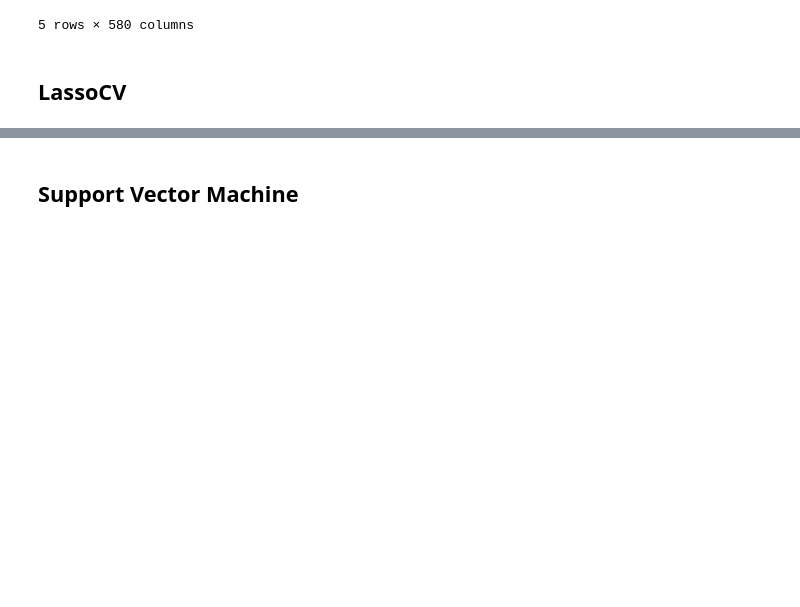
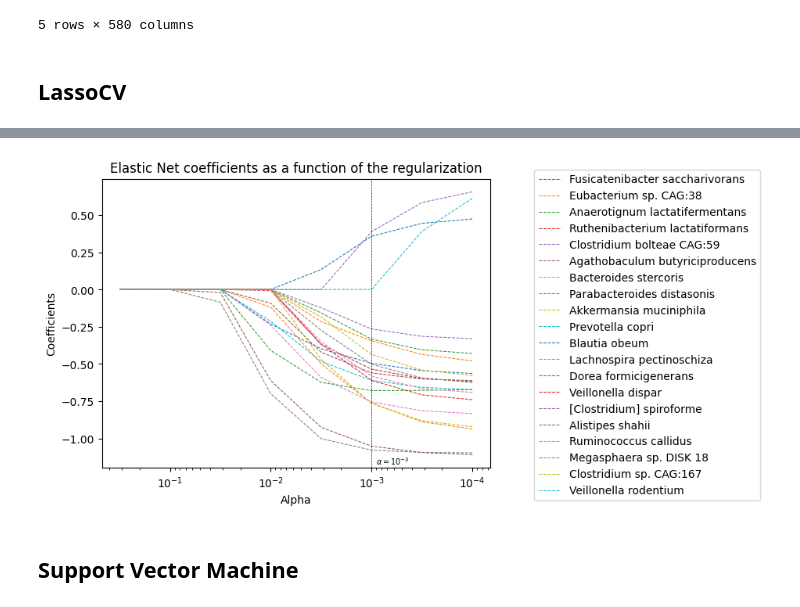
Before and after one commit to wvirany/microbiome, a Jupyter notebook: rel_abundance.ipynb, the cells around one changed output, grey strips where cells are left out. Cells and saved outputs as stored; diff of their text form; code cells hidden in the pictures; blank space fills up the shorter version.

```diff
--- a/rel_abundance.ipynb
+++ b/rel_abundance.ipynb
@@ -130,0 +138,7 @@ plt.show()
+# %%
+l1_ratios = [.1, .5, .7, .9, .95, .99, 1]
+
+enetCV = ElasticNetCV(l1_ratio=l1_ratios,
+                      alphas=alphas,
+                      cv=5,
+                      random_state=1984).fit(X2, y2)
@@ -131,3 +147,35 @@ plt.show()
+# %%
+for i in range(559):
+  idx = np.argmin(np.abs(enetCV.coef_))
+  X2 = X2.drop(X2.columns[idx], axis=1)
+  enetCV.coef_ = np.delete(enetCV.coef_, idx)
+# %%
+X2_train, X2_test, y2_train, y2_test = train_test_split(X2, y2, test_size=.2, random_state=1)
+# %%
+coefs = []
+
+for a in alphas:
+    enet = ElasticNet(alpha=a, random_state=1984)
+    enet.fit(X2_train, y2_train)
+    coefs.append(enet.coef_)
+# %%
+fig = plt.figure()
+ax = plt.subplot(111)
+trans = ax.get_xaxis_transform()
+
+ax.plot(alphas, coefs, ls='dashed', lw=.75)
+ax.set_xscale("log")
+ax.set_xlim(ax.get_xlim()[::-1])  # reverse axis
+plt.axvline(enetCV.alpha_, lw=.5, ls='dashed', c='black')
+plt.text(enetCV.alpha_ - .0001 , y=.01, s='$\\alpha = 10^{-3}$', fontsize='x-small', transform=trans)
+plt.xlabel("Alpha")
+plt.ylabel("Coefficients")
+plt.title("Elastic Net coefficients as a function of the regularization")
+plt.axis("tight")
+ax.legend(X2.columns, bbox_to_anchor=(1.1, 1.05))
+plt.show()
+# %% [output]
+[figure, added]
 # %% [markdown]
 ## Support Vector Machine
 # %%
```
Also changed, not shown: parts of 17 cells of this notebook.
